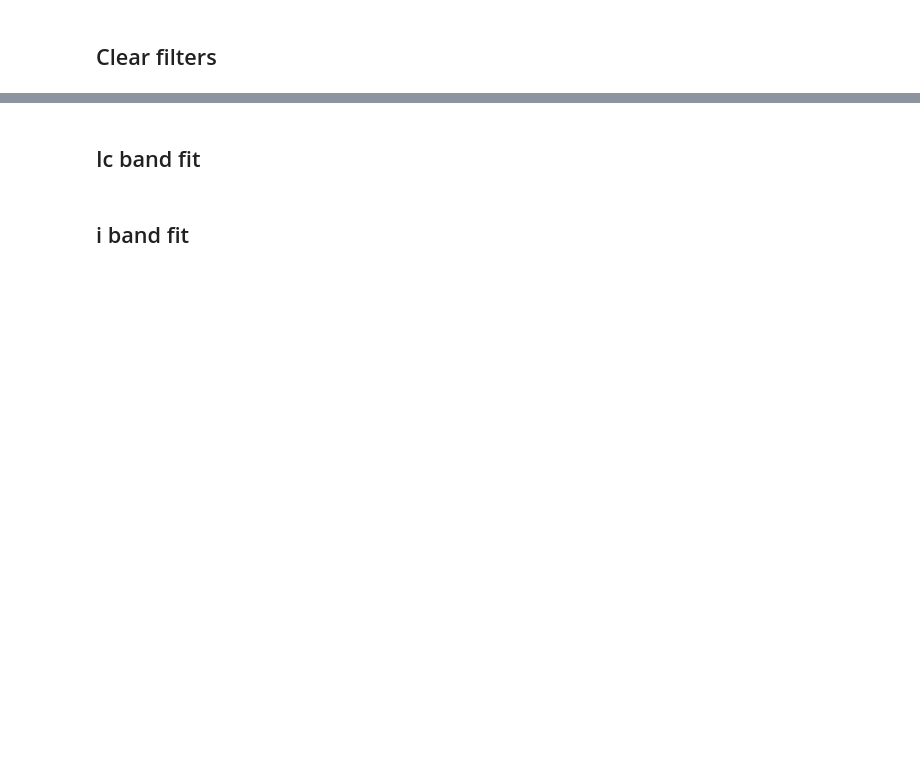
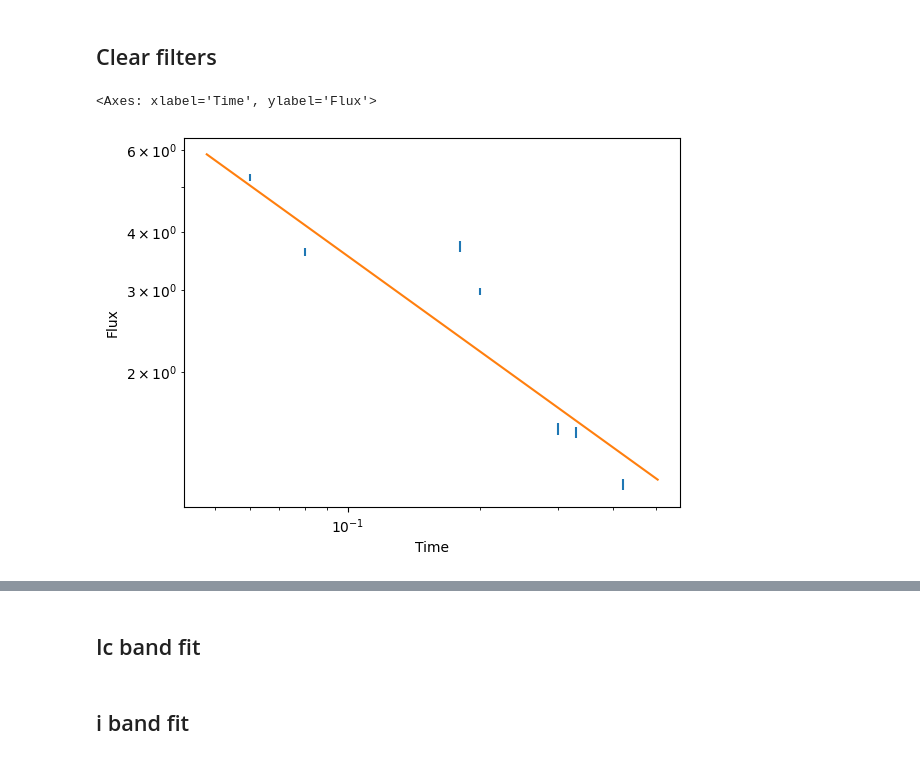
Before and after one commit to 7DimensionalTelescope/GRB251013C, a Jupyter notebook: run.ipynb, the cells around one changed output, grey strips where cells are left out. Saved outputs shown, nothing was run; the diff lists cells and outputs as text; code cells hidden in the pictures; blank space fills up the shorter version.

```diff
--- a/run.ipynb
+++ b/run.ipynb
@@ -88,9 +123,15 @@ alz_Rc.run(method="curve_fit")
 ## Clear filters
 # %%
 df = read_data("circular", add_converted_flux=True)
-filtered_df = filter_data(df, remove_upper_limits=True, facility_name= "BassanoBrescianoObservatory")
+filtered_df = filter_data(df, remove_upper_limits=True, facility_name= "BOOTES-6/DPRT")
 alz_BBO = Analyzer(filtered_df["Time"], filtered_df["flux_mJy"], power_law, y_data_error=filtered_df["flux_error_mJy"])
 alz_BBO.run(method="curve_fit")
+# %%
+alz_BBO.plot_data()
+alz_BBO.plot_model()
+# %% [output]
+<Axes: xlabel='Time', ylabel='Flux'>
+[figure, added]
 # %%
 df = read_data("circular", add_converted_flux=True)
 filtered_df = filter_data(df, remove_upper_limits=True, facility_name= "Calapai")
```
Also changed, not shown: parts of 8 cells of this notebook, 8 other files.
